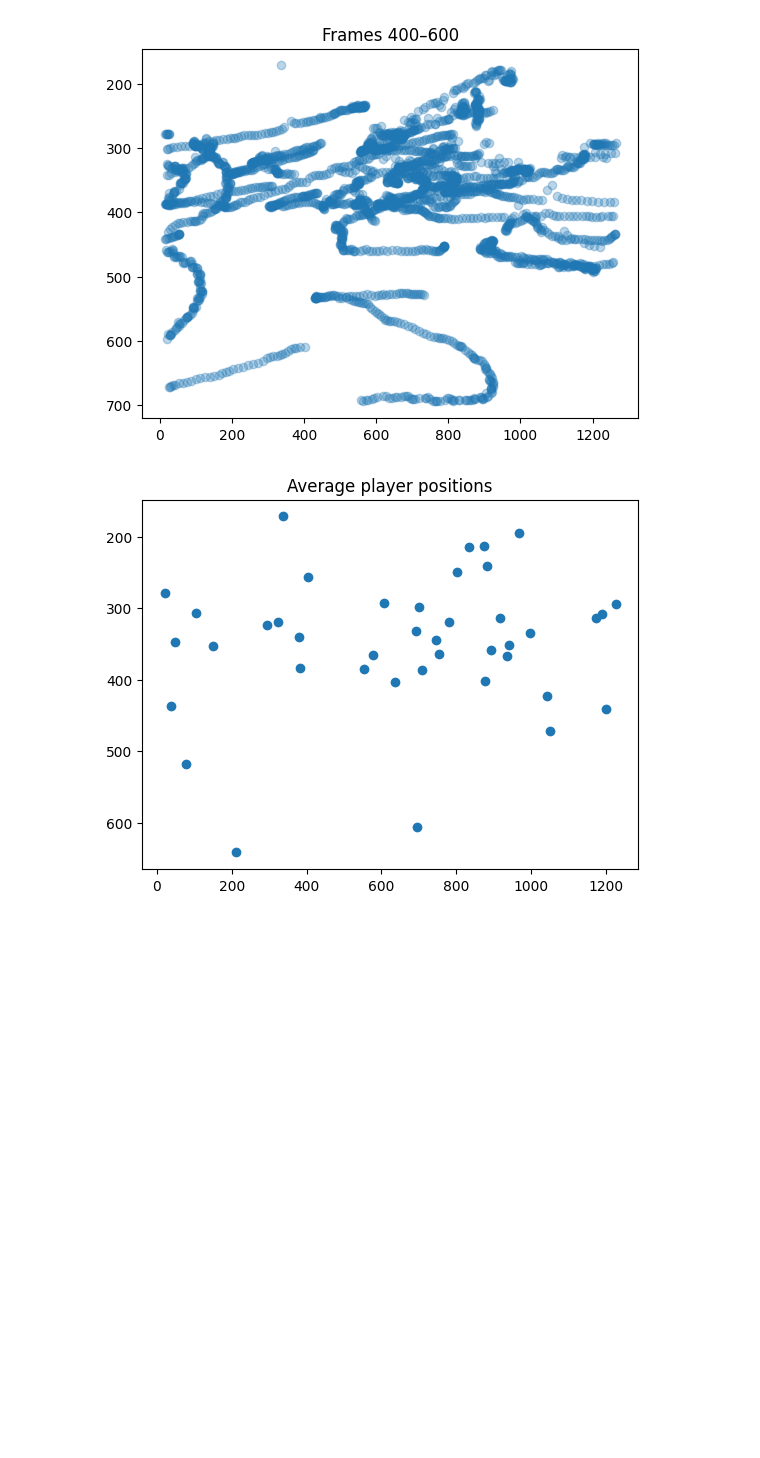
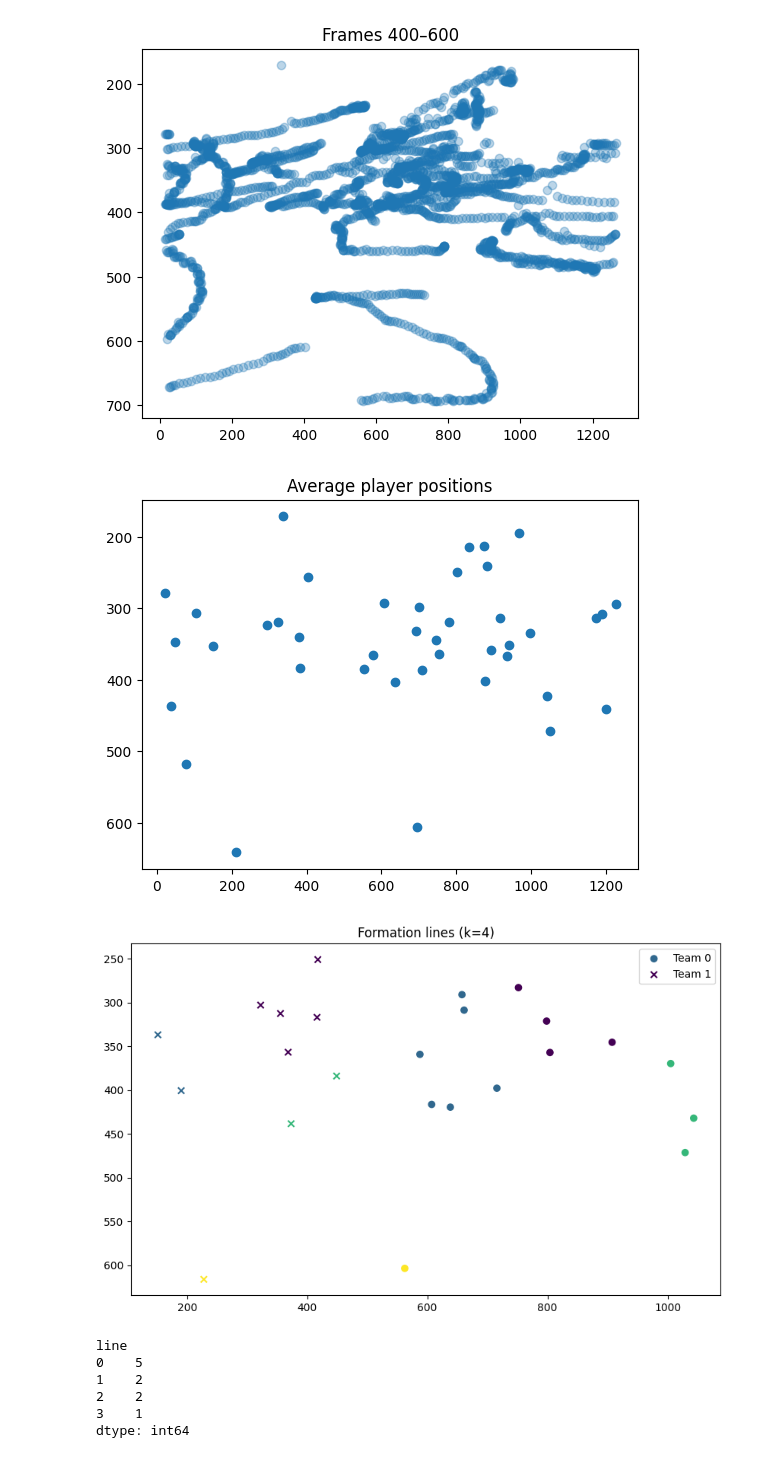
Before and after one commit to matthew3768/football-formation-analysis, a Jupyter notebook: notebooks/analysis.ipynb, the cells around one changed output. Saved outputs shown, nothing was run; the diff lists cells and outputs as text; code cells hidden in the pictures; blank space fills up the shorter version.

```diff
--- a/notebooks/analysis.ipynb
+++ b/notebooks/analysis.ipynb
@@ -25,3 +26,49 @@ plt.show()
 # %% [output]
 [figure]
 [figure]
+# %%
+from sklearn.cluster import KMeans
+import matplotlib.pyplot as plt
+
+clusterdf = pd.read_csv(BASE / "outputs" / "best_segment_team_clusters.csv")
+
+team0 = clusterdf[clusterdf["team"] == 0].copy()
+team1 = clusterdf[clusterdf["team"] == 1].copy()
+
+def cluster_lines(team_df, k=3):
+    X = team_df[["foot_x", "foot_y"]]
+    kmeans = KMeans(n_clusters=k, random_state=0, n_init=10)
+    team_df["line"] = kmeans.fit_predict(X)
+    return team_df
+
+def sort_lines(team_df):
+    line_order = team_df.groupby("line")["foot_y"].mean().sort_values().index
+    mapping = {old: new for new, old in enumerate(line_order)}
+    team_df["line"] = team_df["line"].map(mapping)
+    return team_df
+
+team0 = cluster_lines(team0, k=4)
+team1 = cluster_lines(team1, k=4)
+team0 = sort_lines(team0)
+team1 = sort_lines(team1)
+
+plt.figure(figsize=(10,6))
+
+plt.scatter(team0["foot_x"], team0["foot_y"], c=team0["line"], marker='o', label='Team 0')
+plt.scatter(team1["foot_x"], team1["foot_y"], c=team1["line"], marker='x', label='Team 1')
+
+plt.gca().invert_yaxis()
+plt.title("Formation lines (k=4)")
+plt.legend()
+plt.show()
+
+team0.groupby("line").size()
+team1.groupby("line").size()
+# %% [output]
+[figure, added]
+line
+0    5
+1    2
+2    2
+3    1
+dtype: int64
```
Also changed, not shown: parts of 2 cells of this notebook, 3 other files.
